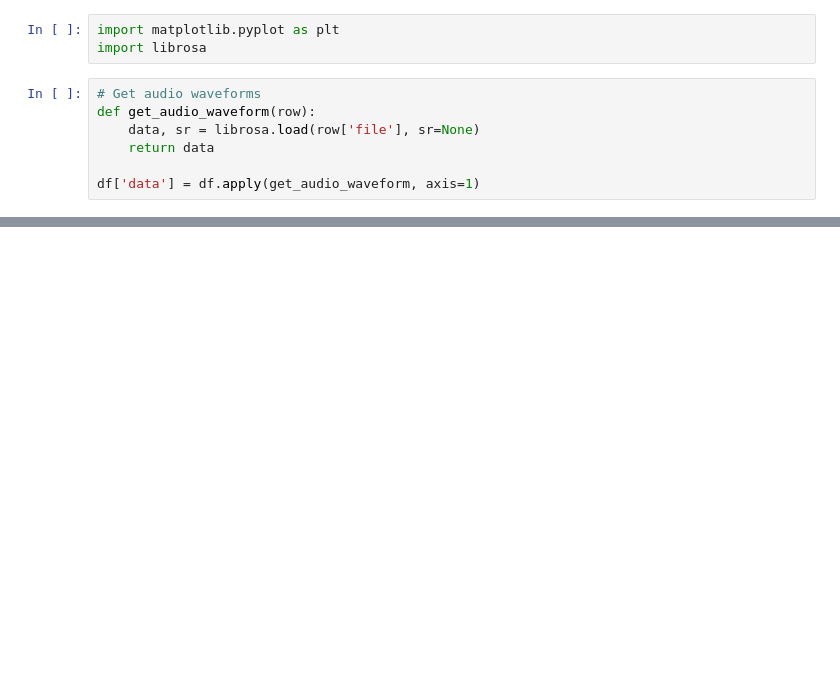
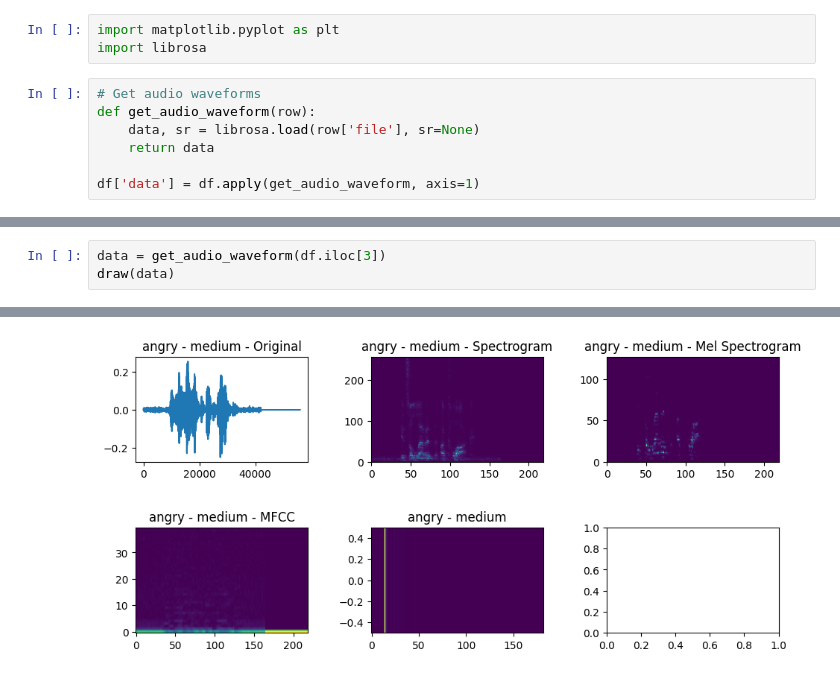
Before and after one commit to CodeBulletin/Voice-Vibe-Preprocessing, a Jupyter notebook: visulaization.ipynb, the cells around one changed output, grey strips where cells are left out. Drawn from its saved outputs; the diff is of its cells as text; blank space fills up the shorter version.

```diff
--- a/visulaization.ipynb
+++ b/visulaization.ipynb
@@ -143,0 +125,4 @@ ipd.Audio(data_p, rate=16000)
+# %%
+data = get_audio_waveform(df.iloc[3])
+draw(data)
+# %% [output]
@@ -143,0 +130 @@ ipd.Audio(data_p, rate=16000)
+[figure, added]
```
Also changed, not shown: parts of 23 cells of this notebook, 4 other files.
